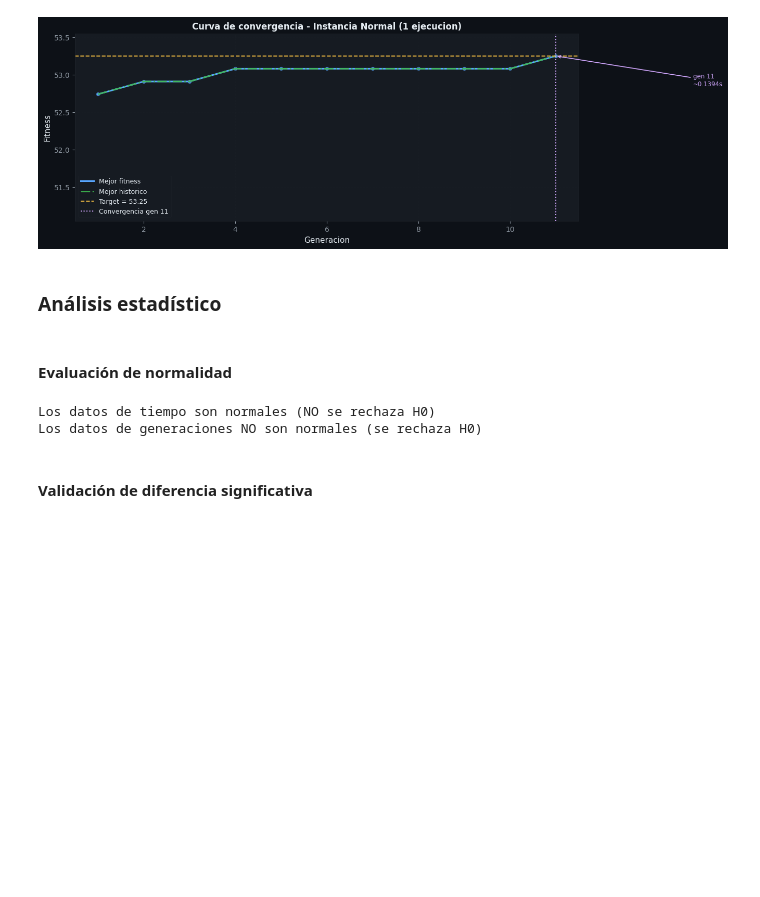
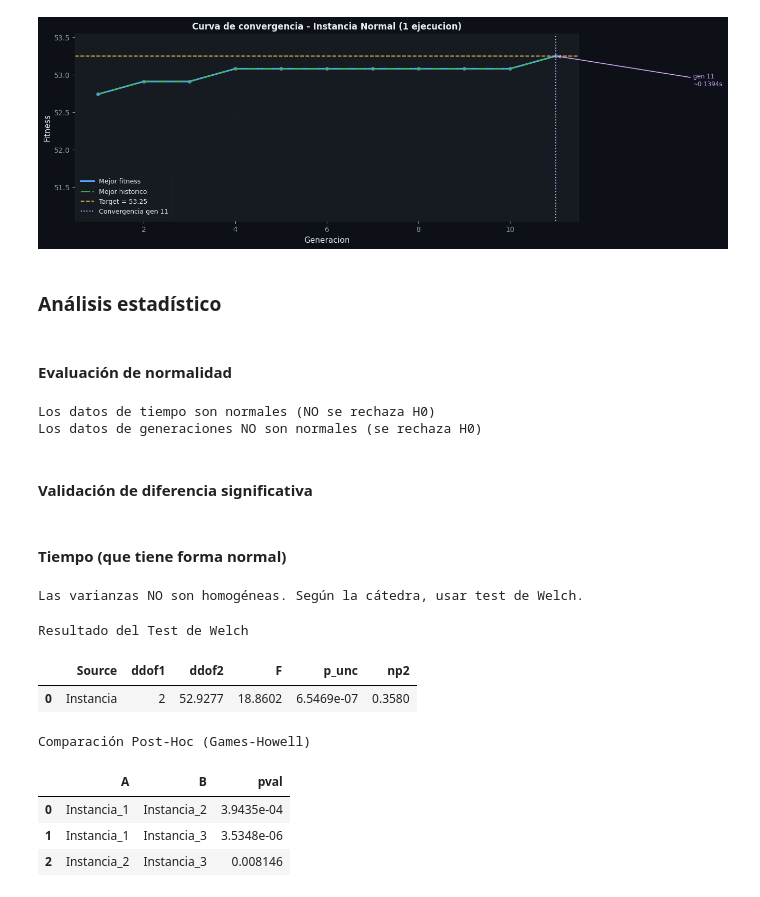
Before and after one commit to GuidoMateoBZ/proyectos-evaluativos-ia, a Jupyter notebook: 1er_Proyecto_Evaluativo_IA/experimento_ag.ipynb, the cells around one changed output. Drawn from its saved outputs; the diff is of its cells as text; code cells hidden in the pictures; blank space fills up the shorter version.

Commit message:
Segunda versión (entregada) del análisis estadístico

```diff
--- a/1er_Proyecto_Evaluativo_IA/experimento_ag.ipynb
+++ b/1er_Proyecto_Evaluativo_IA/experimento_ag.ipynb
@@ -341,0 +417,50 @@ Los datos de generaciones NO son normales (se rechaza H0)
+# %% [markdown]
+#### Tiempo (que tiene forma normal)
+# %%
+from scipy import stats
+
+# 1. Test de Levene (Homogeneidad de varianzas)
+stat_levene, p_levene = stats.levene(resultados[0]["tiempos"], resultados[1]["tiempos"], resultados[2]["tiempos"])
+
+if p_levene < 0.05:
+    print("Las varianzas NO son homogéneas. Según la cátedra, usar test de Welch.")
+
+else:
+    print("Las varianzas SON homogéneas. Se procede con ANOVA.")
+
+    # 2. Test ANOVA
+    stat_anova, p_anova = stats.f_oneway(resultados[0]["tiempos"], resultados[1]["tiempos"], resultados[2]["tiempos"])
+    print(f"P-valor del ANOVA: {p_anova}")
+
+    if p_anova < 0.05:
+        print("Hay diferencias significativas en el tiempo de las instancias.")
+    else:
+        print("No hay diferencias significativas en el tiempo.")
+
+
+import pingouin as pg
+# 1. Pingouin necesita que los datos estén en un DataFrame
+datos_welch = pd.DataFrame({
+    'Tiempo': list(resultados[0]["tiempos"]) + list(resultados[1]["tiempos"]) + list(resultados[2]["tiempos"]),
+    'Instancia': ['Instancia_1']*30 + ['Instancia_2']*30 + ['Instancia_3']*30
+})
+
+# 2. Ejecutar el ANOVA de Welch
+test_welch = pg.welch_anova(dv='Tiempo', between='Instancia', data=datos_welch)
+mostrar_matriz_estilizada(test_welch, "Resultado del Test de Welch")
+
+# 3. Test Post-Hoc (Games-Howell) para ver qué instancias son diferentes entre sí
+posthoc_tiempos = pg.pairwise_gameshowell(dv='Tiempo', between='Instancia', data=datos_welch)
+
+df_posthoc_mostrar = posthoc_tiempos[['A', 'B', 'pval']].copy()
+mostrar_matriz_estilizada(df_posthoc_mostrar, "Comparación Post-Hoc (Games-Howell)")
+# %% [output]
+Las varianzas NO son homogéneas. Según la cátedra, usar test de Welch.
+Resultado del Test de Welch
+|  | Source | ddof1 | ddof2 | F | p_unc | np2 |
+| 0 | Instancia | 2 | 52.9277 | 18.8602 | 6.5469e-07 | 0.3580 |
+Comparación Post-Hoc (Games-Howell)
+|  | A | B | pval |
+| 0 | Instancia_1 | Instancia_2 | 3.9435e-04 |
+| 1 | Instancia_1 | Instancia_3 | 3.5348e-06 |
+| 2 | Instancia_2 | Instancia_3 | 0.008146 |
```
Also changed, not shown: parts of 4 cells of this notebook, 2 other files.
